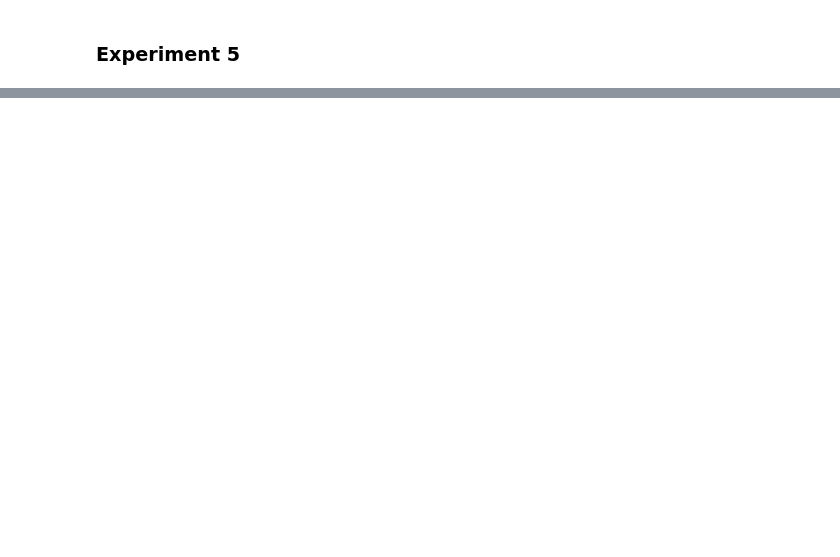
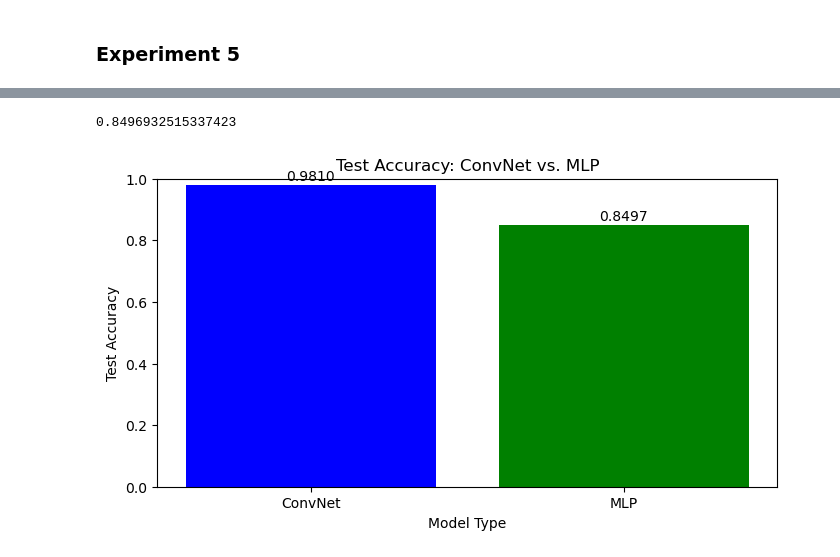
Before and after one commit to maxxrail/Image-Data-Classification, a Jupyter notebook: assignment3_group41.ipynb, the cells around one changed output, grey strips where cells are left out. Cells and saved outputs as stored; diff of their text form; code cells hidden in the pictures; blank space fills up the shorter version.

```diff
--- a/assignment3_group41.ipynb
+++ b/assignment3_group41.ipynb
@@ -821,0 +852,19 @@ Test accuracy: 0.8341
+# %%
+accuracies = [convnet_accuracy, accuracy]
+labels = ['ConvNet', 'MLP']
+
+plt.figure(figsize=(8, 4))
+plt.bar(labels, accuracies, color=['blue', 'green'])
+
+for i, acc in enumerate(accuracies):
+    plt.text(i, acc + 0.005, f'{acc:.4f}', ha='center', va='bottom')
+
+plt.xlabel('Model Type')
+plt.ylabel('Test Accuracy')
+plt.title('Test Accuracy: ConvNet vs. MLP')
+
+plt.ylim([0, 1])
+plt.show()
+# %% [output]
+0.8496932515337423
+[figure, added]
```
Also changed, not shown: parts of 13 cells of this notebook.
